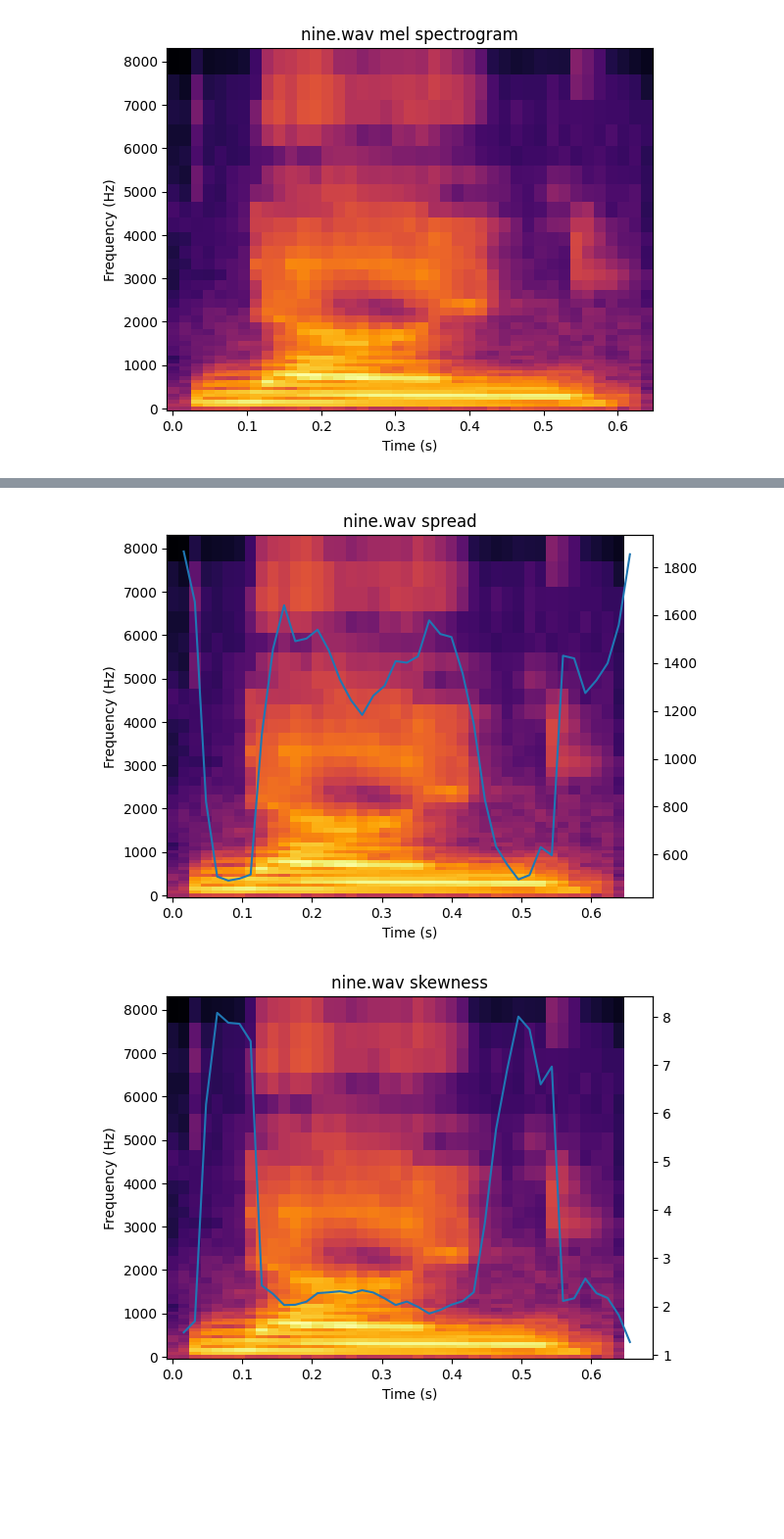
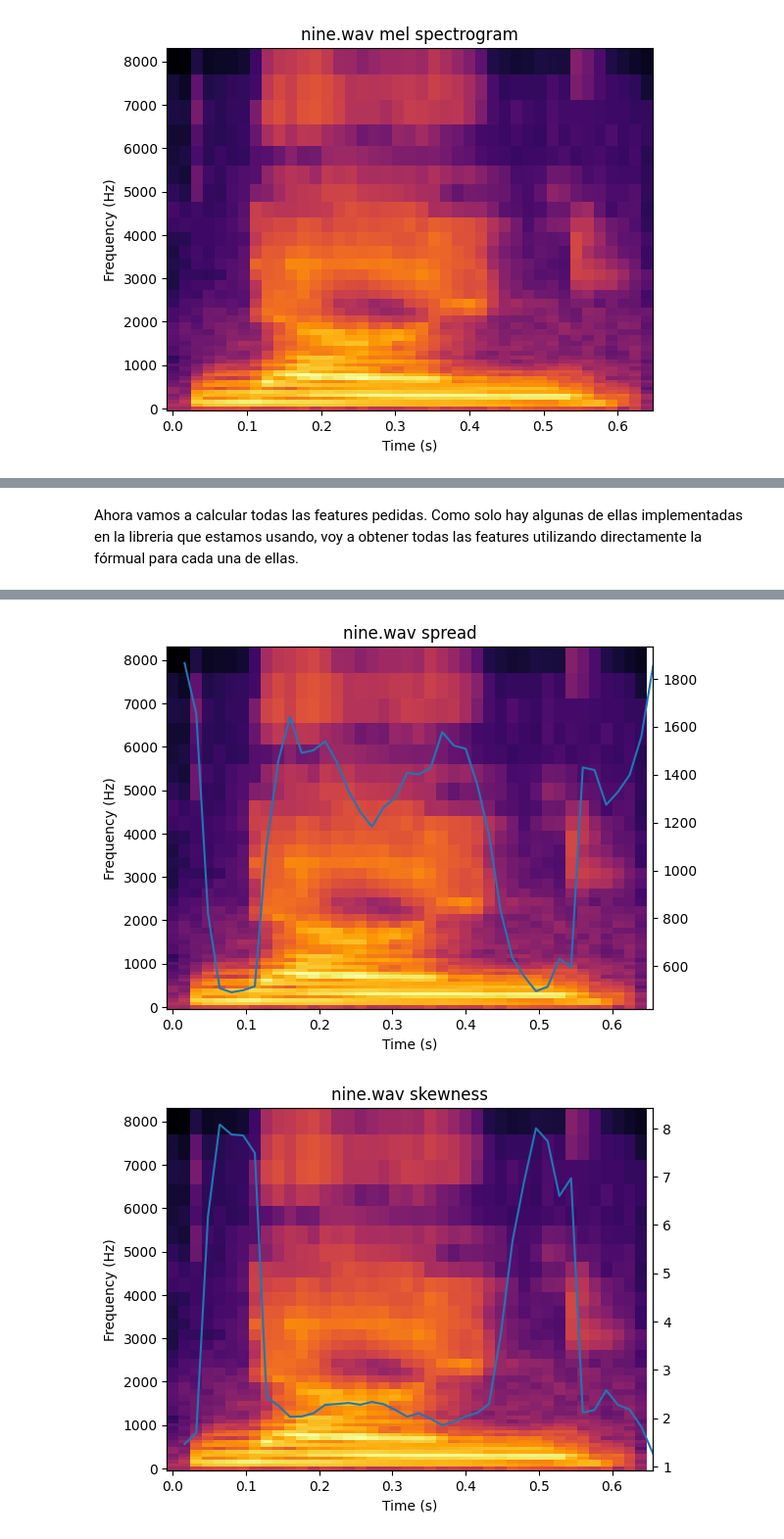
Before and after one commit to carlosedm10/joan-tds, a Jupyter notebook: pracs/prac4/prac4.ipynb, the cells around one changed output, grey strips where cells are left out. Shown at 98% size. Cells and saved outputs as stored; diff of their text form; code cells hidden in the pictures; blank space fills up the shorter version.

```diff
--- a/pracs/prac4/prac4.ipynb
+++ b/pracs/prac4/prac4.ipynb
@@ -148,7 +148,9 @@ plt.show()
 [figure]
 # %%
 # calculate the MFCCs using the formula
-mfcc_formula = fft.dct(lr.power_to_db(S), axis=0, norm="ortho")[:n_mfcc]
+mfcc_formula = fft.dct(lr.power_to_db(S), axis=0, norm="forward", orthogonalize=True)[
+    :n_mfcc
+]
 
 # calculate the mffcc coefficients directly using librosa
 mfcc_librosa = lr.feature.mfcc(
@@ -171,14 +173,11 @@ for mfcc, mfcc_name in zip(
     ax.set_xlabel("Time (s)")
     ax.set_ylabel("MFCC coefficient")
 
-    t = lr.times_like(mfcc, sr=signal.fs, hop_length=overlap_samples, n_fft=n_fft)
+    t = np.arange(len(mfcc[0]))
     y = np.arange(n_mfcc - 1)  # we skip the first coefficient
     ax.pcolormesh(t, y, mfcc, cmap="inferno")
 
     plt.show()
 
-mfcc = mfcc_librosa
-
-# check if the MFCCs calculated by the formula and by librosa are equal
-print(np.array_equal(mfcc_formula, mfcc))
+mfcc = mfcc_formula
 # %% [output]
@@ -188,3 +186,5 @@ True
+# %% [markdown]
+Ahora vamos a calcular todas las features pedidas. Como solo hay algunas de ellas implementadas en la libreria que estamos usando, voy a obtener todas las features utilizando directamente la fórmual para cada una de ellas.
 # %%
 features = []
 spec = np.abs(lr.stft(signal.y, n_fft=n_fft, hop_length=overlap_samples))
@@ -225,7 +225,7 @@ ax.set_title(f"{signal.file} delta MFCCs")
 ax.set_xlabel("Time (s)")
 ax.set_ylabel("MFCC coefficient")
 
-t = lr.times_like(delta_mfcc, sr=signal.fs, hop_length=overlap_samples, n_fft=n_fft)
+t = np.arange(len(delta_mfcc[0]))
 y = np.arange(n_mfcc - 1)  # we skip the first coefficient
 ax.pcolormesh(t, y, delta_mfcc, cmap="inferno")
 
@@ -251,6 +251,7 @@ for feature, feature_name in zip(
     t = lr.times_like(feature, sr=signal.fs, hop_length=overlap_samples, n_fft=n_fft)
     ax.set_ylabel("Frequency (Hz)")
     ax.pcolormesh(T, F, 10 * np.log10(S), cmap="inferno")
+    ax.margins(x=0)
 
     ax2 = ax.twinx()
     ax2.plot(t, feature)
@@ -263,2 +264,2 @@ for feature, feature_name in zip(
-[figure, old version]
+[figure, new version]
-[figure, old version]
+[figure, new version]
```
Also changed, not shown: parts of 3 cells of this notebook, 7 other files.
